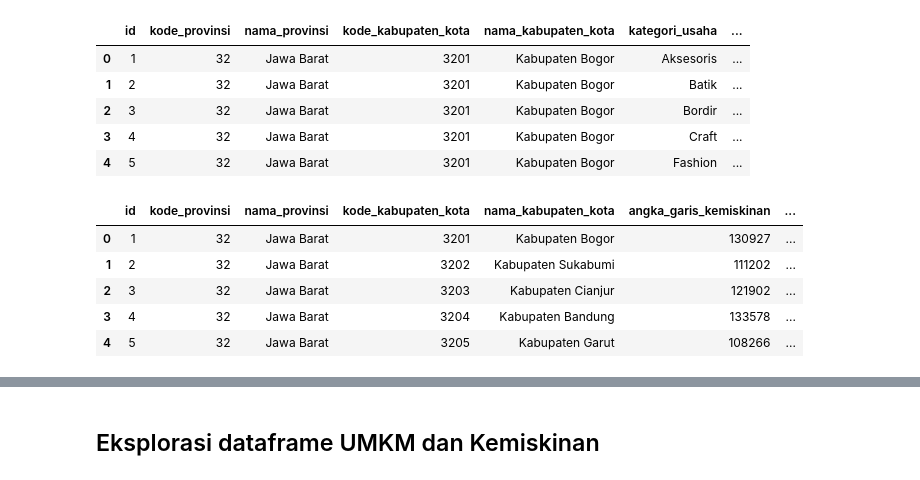
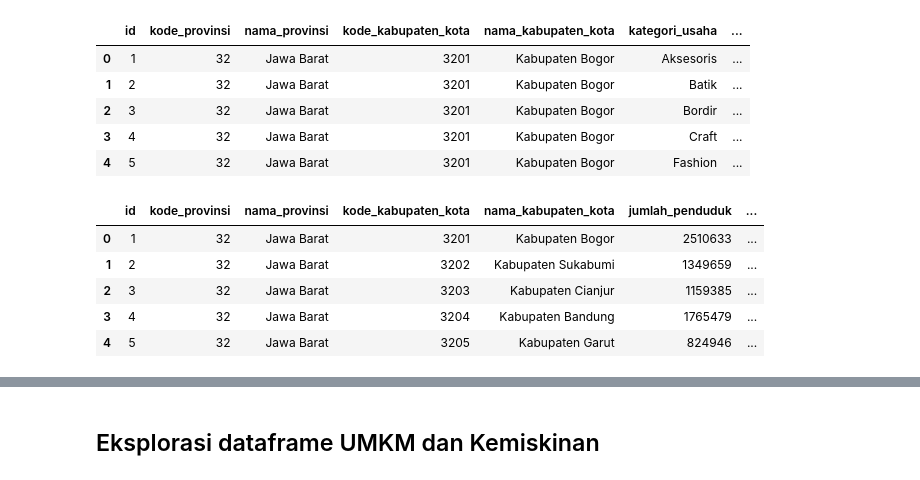
Before and after one commit to NabilHanifA/Data-Mining-Kel-1-2023, a Jupyter notebook: EDAv1.ipynb, the cells around one changed output, grey strips where cells are left out. Saved outputs shown, nothing was run; the diff lists cells and outputs as text; code cells hidden in the pictures.

```diff
--- a/EDAv1.ipynb
+++ b/EDAv1.ipynb
@@ -56,0 +47,3 @@ df_kemiskinan.head()
+# %%
+df_penduduk = pd.read_excel("jumlah_penduduk_berdasarkan_kepemilikan_ktp_elektronik_data.xlsx")
+df_penduduk.head()
@@ -70,14 +81,14 @@ df_umkm.head()
 | 3 | 4 | 32 | Jawa Barat | 3201 | Kabupaten Bogor | Craft | ... |
 | 4 | 5 | 32 | Jawa Barat | 3201 | Kabupaten Bogor | Fashion | ... |
 # %%
-df_kemiskinan['nama_provinsi'] = df_kemiskinan['nama_provinsi'].str.title()
-df_kemiskinan['nama_kabupaten_kota'] = df_kemiskinan['nama_kabupaten_kota'].str.title()
-df_kemiskinan['satuan'] = df_kemiskinan['satuan'].str.title()
-df_kemiskinan.head()
+df_penduduk['nama_provinsi'] = df_penduduk['nama_provinsi'].str.title()
+df_penduduk['nama_kabupaten_kota'] = df_penduduk['nama_kabupaten_kota'].str.title()
+df_penduduk['satuan'] = df_penduduk['satuan'].str.title()
+df_penduduk.head()
 # %% [output]
-|  | id | kode_provinsi | nama_provinsi | kode_kabupaten_kota | nama_kabupaten_kota | angka_garis_kemiskinan | ... |
-| 0 | 1 | 32 | Jawa Barat | 3201 | Kabupaten Bogor | 130927 | ... |
-| 1 | 2 | 32 | Jawa Barat | 3202 | Kabupaten Sukabumi | 111202 | ... |
-| 2 | 3 | 32 | Jawa Barat | 3203 | Kabupaten Cianjur | 121902 | ... |
-| 3 | 4 | 32 | Jawa Barat | 3204 | Kabupaten Bandung | 133578 | ... |
-| 4 | 5 | 32 | Jawa Barat | 3205 | Kabupaten Garut | 108266 | ... |
+|  | id | kode_provinsi | nama_provinsi | kode_kabupaten_kota | nama_kabupaten_kota | jumlah_penduduk | ... |
+| 0 | 1 | 32 | Jawa Barat | 3201 | Kabupaten Bogor | 2510633 | ... |
+| 1 | 2 | 32 | Jawa Barat | 3202 | Kabupaten Sukabumi | 1349659 | ... |
+| 2 | 3 | 32 | Jawa Barat | 3203 | Kabupaten Cianjur | 1159385 | ... |
+| 3 | 4 | 32 | Jawa Barat | 3204 | Kabupaten Bandung | 1765479 | ... |
+| 4 | 5 | 32 | Jawa Barat | 3205 | Kabupaten Garut | 824946 | ... |
```
Also changed, not shown: parts of 37 cells of this notebook, 4 other files.
